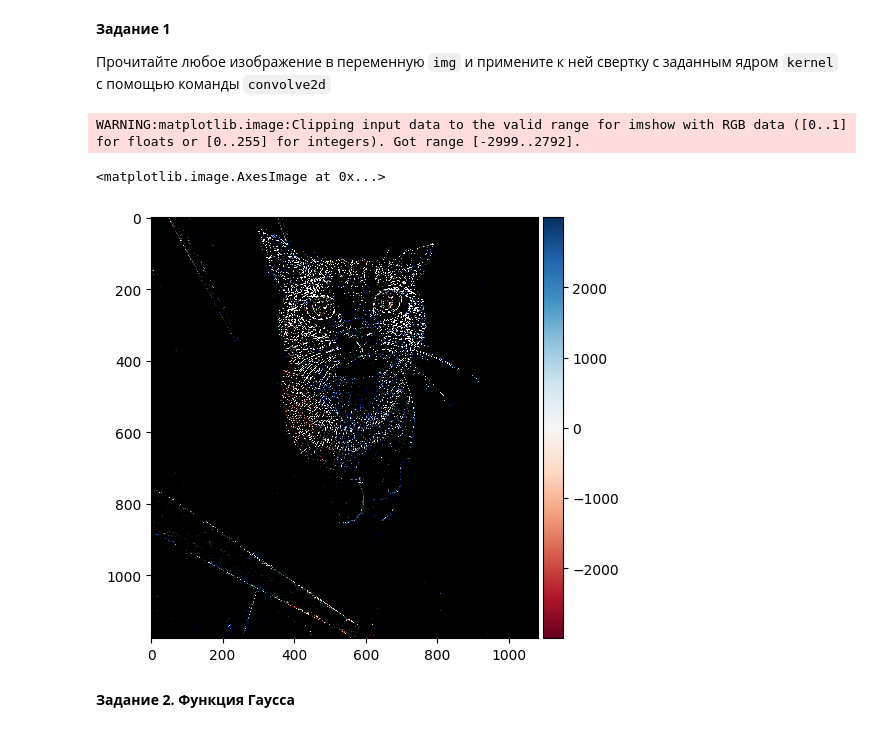
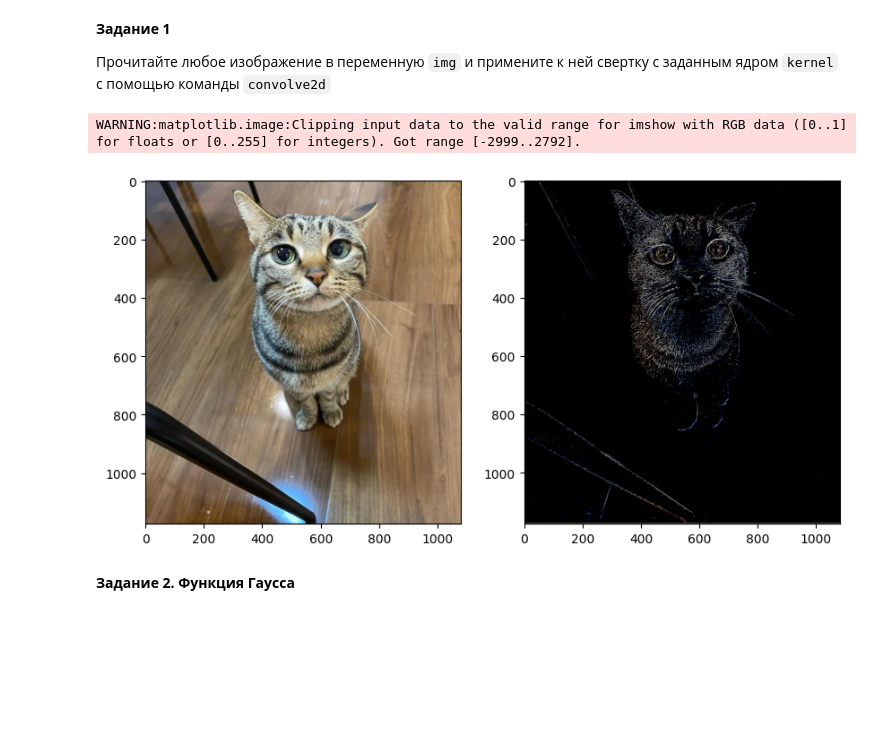
Before and after one commit to ratatatan/itmo-oomd, a Jupyter notebook: Курс_на_Stepik_4_Толкачев_Т.С._К3161.ipynb, the cells around one changed output. Drawn from its saved outputs; the diff is of its cells as text; code cells hidden in the pictures; blank space fills up the shorter version.

Commit message:
add display func

```diff
--- a/Курс_на_Stepik_4_Толкачев_Т.С._К3161.ipynb
+++ b/Курс_на_Stepik_4_Толкачев_Т.С._К3161.ipynb
@@ -32,23 +32,33 @@ https://stepik.org/lesson/193595/step/10?unit=168013
 Прочитайте любое изображение в переменную `img` и примените к ней свертку с заданным ядром `kernel` с помощью команды `convolve2d`
 # %%
 ! wget -O the_cat.jpg -q https://raw.githubusercontent.com/ratatatan/itmo-oomd/refs/heads/prac3/the_cat.jpg
+# %%
+%matplotlib inline
+import matplotlib.pyplot as plt
+
+def display(*images):
+  k = len(images)
+  fig = plt.figure(figsize=(5*k, 5))
+  for i, img in enumerate(images):
+    ax = fig.add_subplot(1, 2, i+1)
+    ax.imshow(img)
 # %%
 from scipy.signal import convolve2d
 import numpy as np
 from skimage.io import imread, imshow, imsave
 
 img = imread('./the_cat.jpg')
 
 kernel = np.array([[4, -5, 4],
                    [-6, -8, -2],
                     [1, 5, 5]])
 
 new_img = np.dstack([convolve2d(img[:, :, i], kernel) for i in range(3)])
-imshow(new_img)
+
+display(img, new_img)
 # %% [output]
 WARNING:matplotlib.image:Clipping input data to the valid range for imshow with RGB data ([0..1] for floats or [0..255] for integers). Got range [-2999..2792].
-<matplotlib.image.AxesImage at 0x...>
-[figure, old version]
+[figure, new version]
 # %% [markdown]
 **Задание 2. Функция Гаусса**
 # %% [markdown]
```
Also changed, not shown: parts of 1 cell of this notebook.
